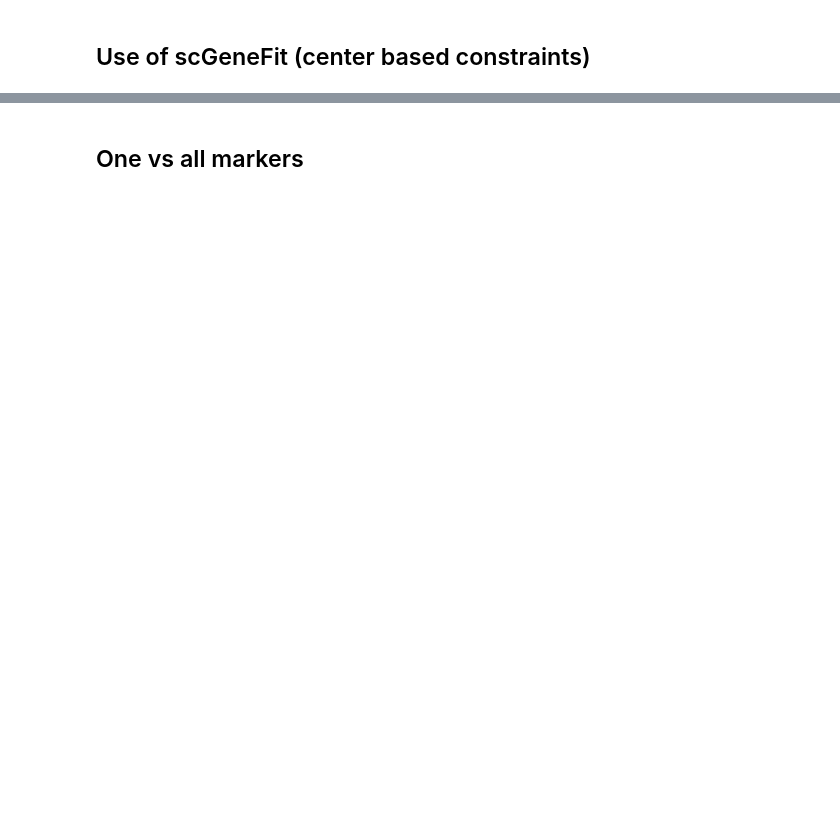
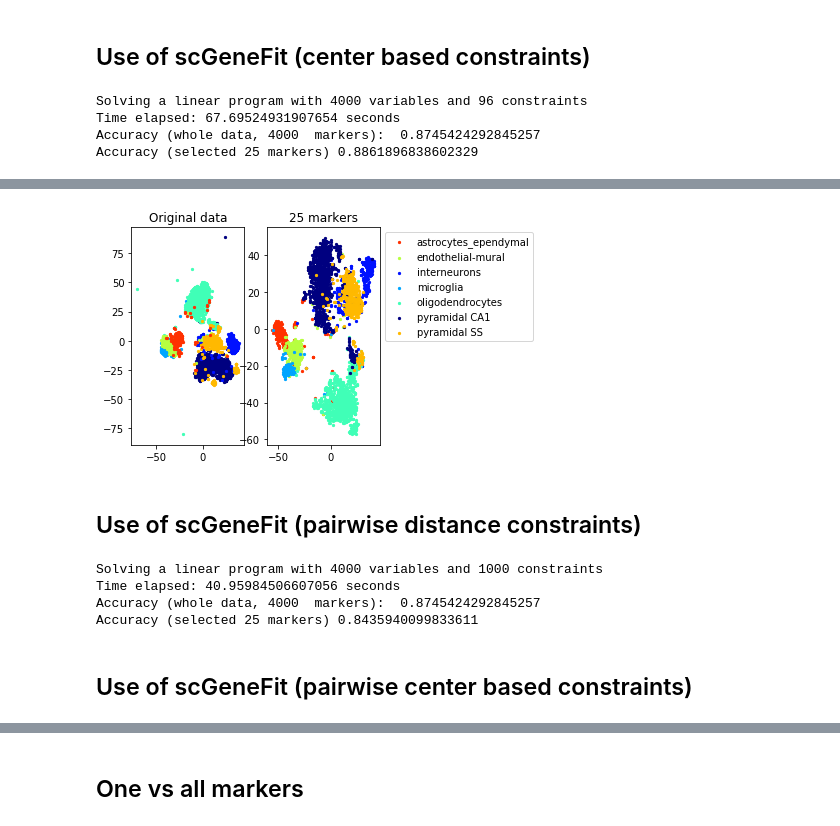
Before and after one commit to solevillar/scGeneFit-python, a Jupyter notebook: examples/scGeneFit_example.ipynb, the cells around one changed output, grey strips where cells are left out. Saved outputs shown, nothing was run; the diff lists cells and outputs as text; code cells hidden in the pictures; blank space fills up the shorter version.

```diff
--- a/examples/scGeneFit_example.ipynb
+++ b/examples/scGeneFit_example.ipynb
@@ -43,2 +171,23 @@ Elapsed time: 229.7222011089325 seconds
 # %% [markdown]
 ## Use of scGeneFit (center based constraints)
+# %%
+num_markers=25
+method='centers'
+redundancy=0.1
+
+markers= get_markers_hierarchy(data, labels, num_markers, method=method, redundancy=redundancy)
+
+accuracy=performance(data, labels[0], data, labels[0], clf)
+accuracy_markers=performance(data[:,markers], labels[0], data[:,markers], labels[0], clf)
+
+print("Accuracy (whole data,", d, " markers): ", accuracy)
+print("Accuracy (selected", num_markers, "markers)", accuracy_markers)
+# %% [output]
+Solving a linear program with 4000 variables and 96 constraints
+Time elapsed: 67.69524931907654 seconds
+Accuracy (whole data, 4000  markers):  0.8745424292845257
+Accuracy (selected 25 markers) 0.8861896838602329
+# %%
+#TSNE plot
+a=plot_marker_selection(data, markers, names[0])
+# %% [output]
@@ -45,2 +196,29 @@ Elapsed time: 229.7222011089325 seconds
+[figure, added]
+# %% [markdown]
+## Use of scGeneFit (pairwise distance constraints)
+# %%
+num_markers=25
+method='pairwise'
+sampling_rate=0.05 #use 5 percent of the data to generate constraints
+n_neighbors=3 #3 constraints per point
+epsilon=10 #Delta is 10*norm of the smallest constraint
+max_constraints=500 #use at most 500 constraints (for efficiency)
+use_centers=False #constraints given by pairwise distances
+
+markers= get_markers_hierarchy(data, labels, num_markers, method=method,
+                     sampling_rate=sampling_rate, n_neighbors=n_neighbors, epsilon=epsilon)
+
+accuracy=performance(data, labels[0], data, labels[0], clf)
+accuracy_markers=performance(data[:,markers], labels[0], data[:,markers], labels[0], clf)
+
+print("Accuracy (whole data,", d, " markers): ", accuracy)
+print("Accuracy (selected", num_markers, "markers)", accuracy_markers)
+# %% [output]
+Solving a linear program with 4000 variables and 1000 constraints
+Time elapsed: 40.95984506607056 seconds
+Accuracy (whole data, 4000  markers):  0.8745424292845257
+Accuracy (selected 25 markers) 0.8435940099833611
+# %% [markdown]
+## Use of scGeneFit (pairwise center based constraints)
 # %%
 num_markers=25
```
Also changed, not shown: parts of 39 cells of this notebook, 1 other file.
